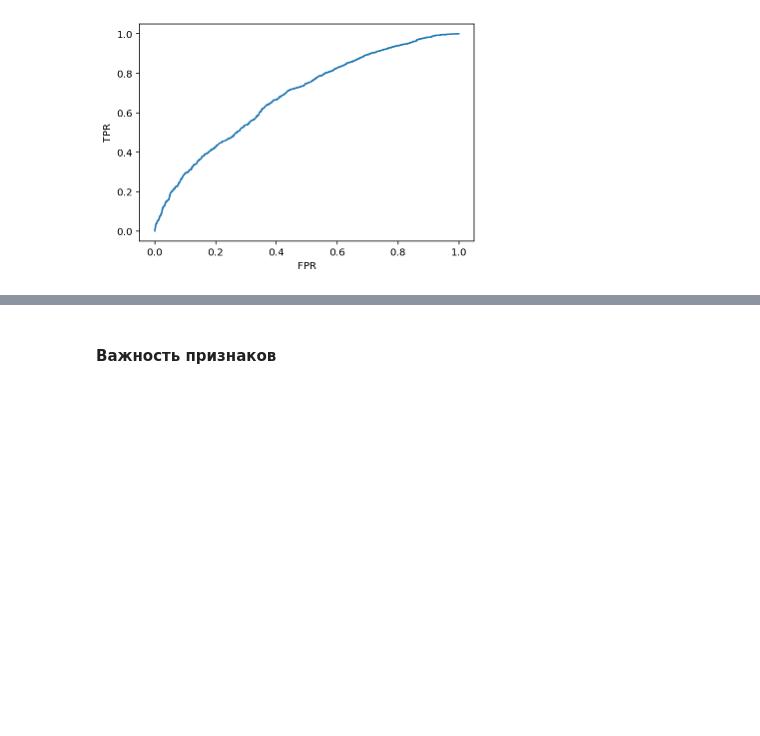
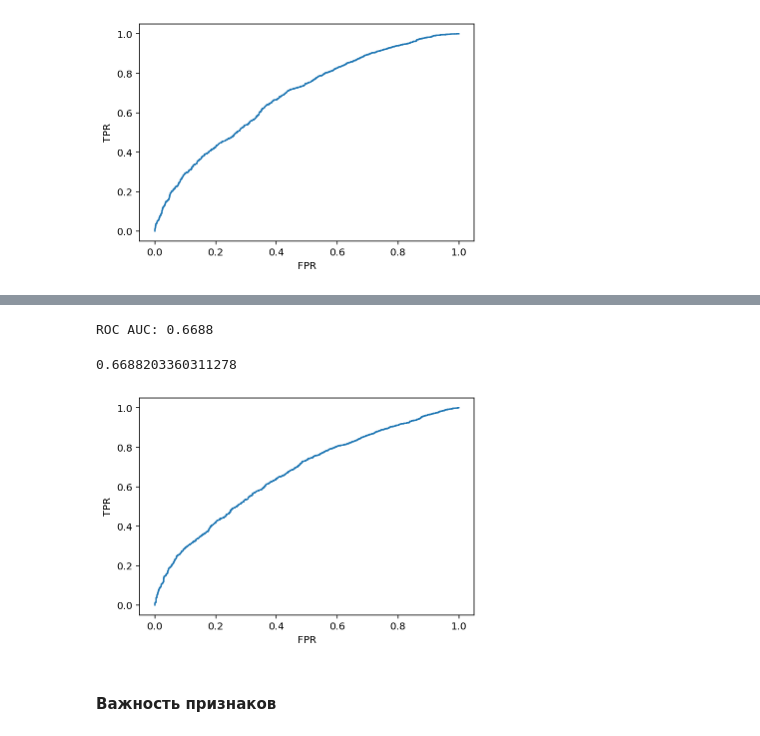
Before and after one commit to gsbelarus/python, a Jupyter notebook: Lesson 16/Ensemble_methods_part_1.ipynb, the cells around one changed output, grey strips where cells are left out. Cells and saved outputs as stored; diff of their text form; code cells hidden in the pictures; blank space fills up the shorter version.

```diff
--- a/Lesson 16/Ensemble_methods_part_1.ipynb
+++ b/Lesson 16/Ensemble_methods_part_1.ipynb
@@ -186,0 +205,5 @@ memory usage: 20.7 MB
+# %%
+for c in XX.columns:
+  if (XX[c].dtype.name == 'category'):
+    if (len(XX[c].unique()) > 29):
+      print('{0} -- {1}'.format(c, len(XX[c].unique())))
@@ -385,0 +439,5 @@ ROC AUC: 0.6853
+# %%
+y = data['target']
+# %%
+pca = PCA(n_components=50)
+X2 = pca.fit_transform(X)
@@ -385,0 +448,2 @@ ROC AUC: 0.6853
+# %%
+X_train2, X_test2, y_train2, y_test2 = train_test_split(X2, y, test_size=0.2, random_state=42)
@@ -386,3 +460,9 @@ ROC AUC: 0.6853
+# %%
+calc_auc(y_test2, rnd_clf.predict_proba(X_test2)[:,1], plot_label='T')
+# %% [output]
+ROC AUC: 0.6688
+0.6688203360311278
+[figure, added]
 # %% [markdown]
 #### Важность признаков
 # %% [markdown]
```
Also changed, not shown: parts of 33 cells of this notebook, 11 other files.
